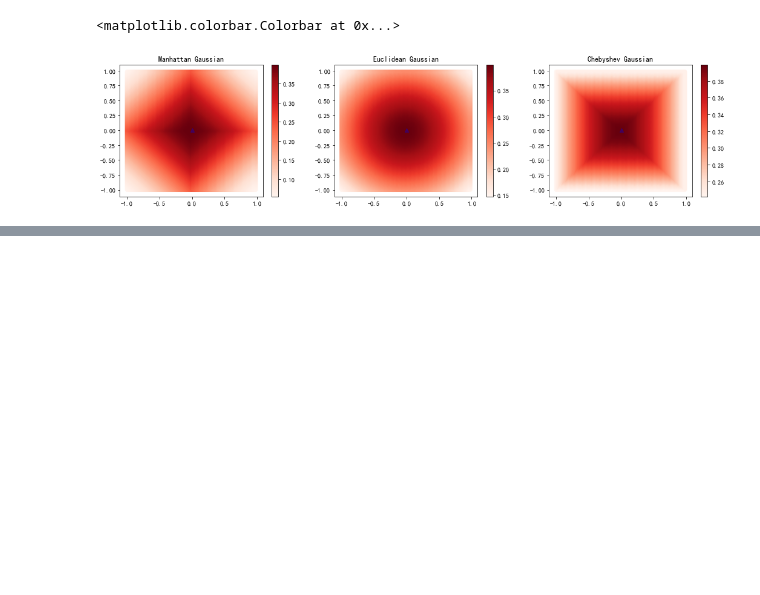
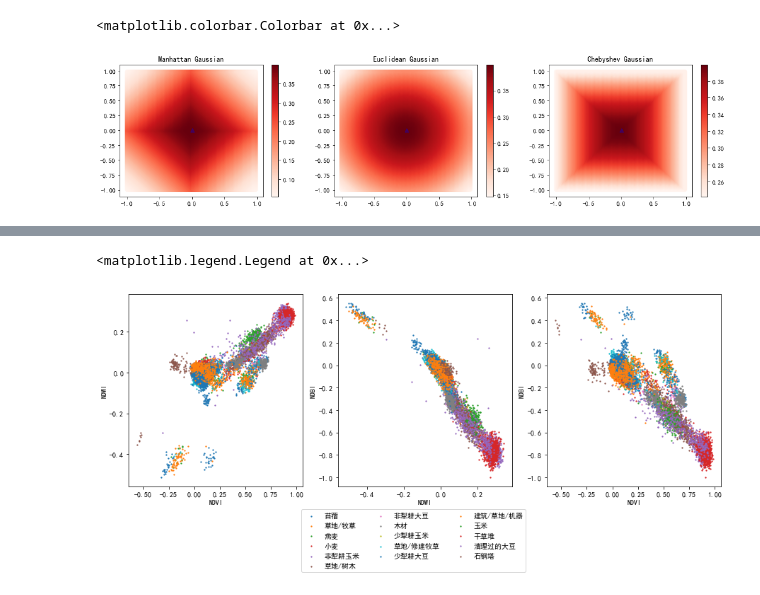
Before and after one commit to XuPenglei/Learn-Something-From-Tang, a Jupyter notebook: 空间内插/KNN学习.ipynb, the cells around one changed output, grey strips where cells are left out. Saved outputs shown, nothing was run; the diff lists cells and outputs as text; code cells hidden in the pictures; blank space fills up the shorter version.

```diff
--- a/空间内插/KNN学习.ipynb
+++ b/空间内插/KNN学习.ipynb
@@ -264,0 +323,25 @@ for k in range(1,101,10):
+# %%
+# NDVI,NDWI,NDBI可视化
+NDVI = (train_feature[:,62]-train_feature[:,31])/(train_feature[:,62]+train_feature[:,31])
+NDWI = (train_feature[:,62]-train_feature[:,100])/(train_feature[:,62]+train_feature[:,100])
+NDBI = (train_feature[:,150]-train_feature[:,62])/(train_feature[:,150]+train_feature[:,62])
+cm_spectral = ListedColormap(colorize/255, name='HSI')
+fig,ax = plt.subplots(1,3,figsize=(15,5))
+for i in range(class_num):
+    idx = np.where(np.array(train_label)==i+1)[0]
+    ax[0].scatter(NDVI[idx],NDWI[idx],s=1.5)
+    ax[1].scatter(NDWI[idx],NDBI[idx],s=1.5)
+    ax[2].scatter(NDVI[idx],NDBI[idx],s=1.5)
+ax[0].set_xlabel('NDVI')
+ax[0].set_ylabel('NDWI')
+ax[1].set_xlabel('NDWI')
+ax[1].set_ylabel('NDBI')
+ax[2].set_xlabel('NDVI')
+ax[2].set_ylabel('NDBI')
+plt.legend(['苜蓿','草地/牧草','燕麦','小麦','非犁耕玉米',
+               '草地/树木','非犁耕大豆','木材','少犁耕玉米',
+               '草地/修建牧草','少犁耕大豆','建筑/草地/机器',
+               '玉米','干草堆','清理过的大豆','石钢塔'],bbox_to_anchor=(-0.1, -0.1),ncol=3)
+# %% [output]
+<matplotlib.legend.Legend at 0x...>
+[figure, added]
```
Also changed, not shown: parts of 8 cells of this notebook, 18 other files.
